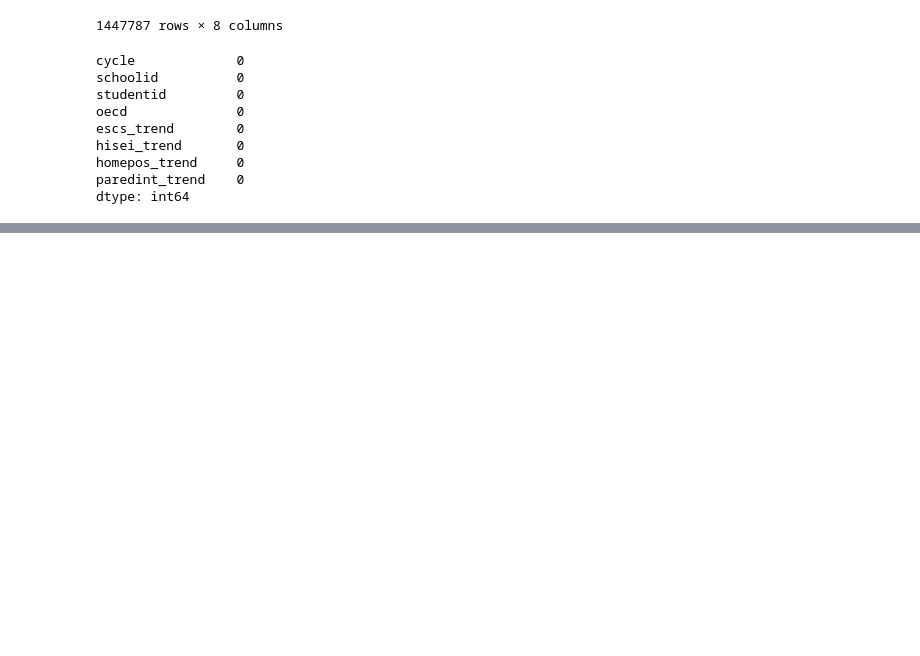
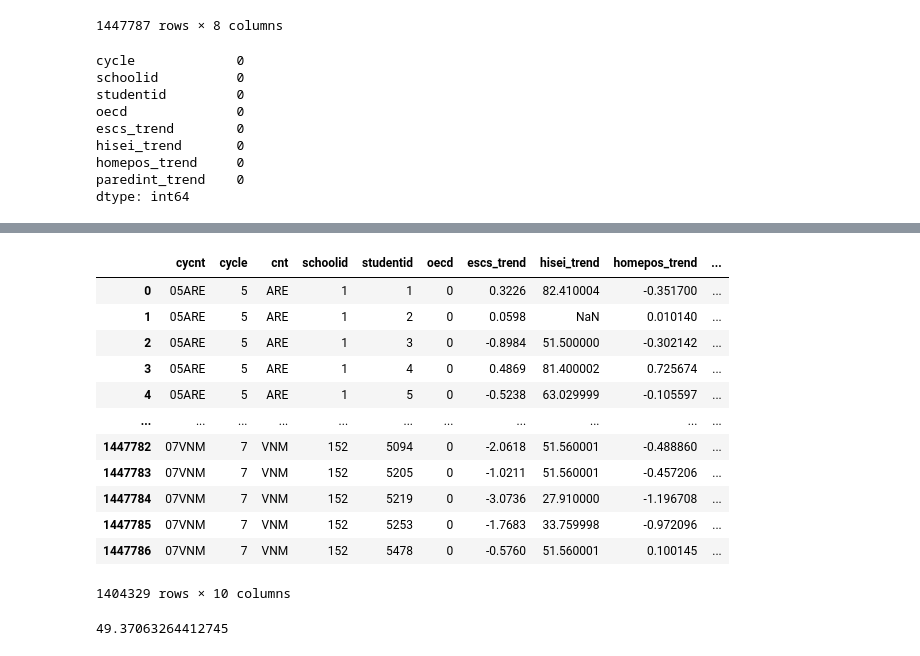
Before and after one commit to anitajn86/DATA-MINING-AND-ANALYTICS, a Jupyter notebook: PRACTICE 1/escsdata.ipynb, the cells around one changed output, grey strips where cells are left out. Saved outputs shown, nothing was run; the diff lists cells and outputs as text; code cells hidden in the pictures; blank space fills up the shorter version.

```diff
--- a/PRACTICE 1/escsdata.ipynb
+++ b/PRACTICE 1/escsdata.ipynb
@@ -210,0 +237,18 @@ dtype: int64
+# %%
+#dropping the outliers
+droppeddata=escsdata[(escsdata['escs_trend']>=lower_bound)&(escsdata['escs_trend']<=upper_bound)]
+droppeddata
+# %% [output]
+|  | cycnt | cycle | cnt | schoolid | studentid | oecd | escs_trend | hisei_trend | homepos_trend | ... |
+| 0 | 05ARE | 5 | ARE | 1 | 1 | 0 | 0.3226 | 82.410004 | -0.351700 | ... |
+| 1 | 05ARE | 5 | ARE | 1 | 2 | 0 | 0.0598 | NaN | 0.010140 | ... |
+| 2 | 05ARE | 5 | ARE | 1 | 3 | 0 | -0.8984 | 51.500000 | -0.302142 | ... |
+| 3 | 05ARE | 5 | ARE | 1 | 4 | 0 | 0.4869 | 81.400002 | 0.725674 | ... |
+| 4 | 05ARE | 5 | ARE | 1 | 5 | 0 | -0.5238 | 63.029999 | -0.105597 | ... |
+| ... | ... | ... | ... | ... | ... | ... | ... | ... | ... | ... |
+| 1447782 | 07VNM | 7 | VNM | 152 | 5094 | 0 | -2.0618 | 51.560001 | -0.488860 | ... |
+| 1447783 | 07VNM | 7 | VNM | 152 | 5205 | 0 | -1.0211 | 51.560001 | -0.457206 | ... |
+| 1447784 | 07VNM | 7 | VNM | 152 | 5219 | 0 | -3.0736 | 27.910000 | -1.196708 | ... |
+| 1447785 | 07VNM | 7 | VNM | 152 | 5253 | 0 | -1.7683 | 33.759998 | -0.972096 | ... |
+| 1447786 | 07VNM | 7 | VNM | 152 | 5478 | 0 | -0.5760 | 51.560001 | 0.100145 | ... |
+1404329 rows × 10 columns
@@ -210,0 +266,7 @@ dtype: int64
+# %%
+#replacing outliers with mean
+mean=escsdata['hisei_trend'].mean()
+print(mean)
+escsdata['hisei_trend']=np.where((escsdata['hisei_trend']<lower_bound) |(escsdata['hisei_trend']>upper_bound),mean,escsdata['hisei_trend'])
+# %% [output]
+49.37063264412745
```
Also changed, not shown: parts of 4 cells of this notebook.
